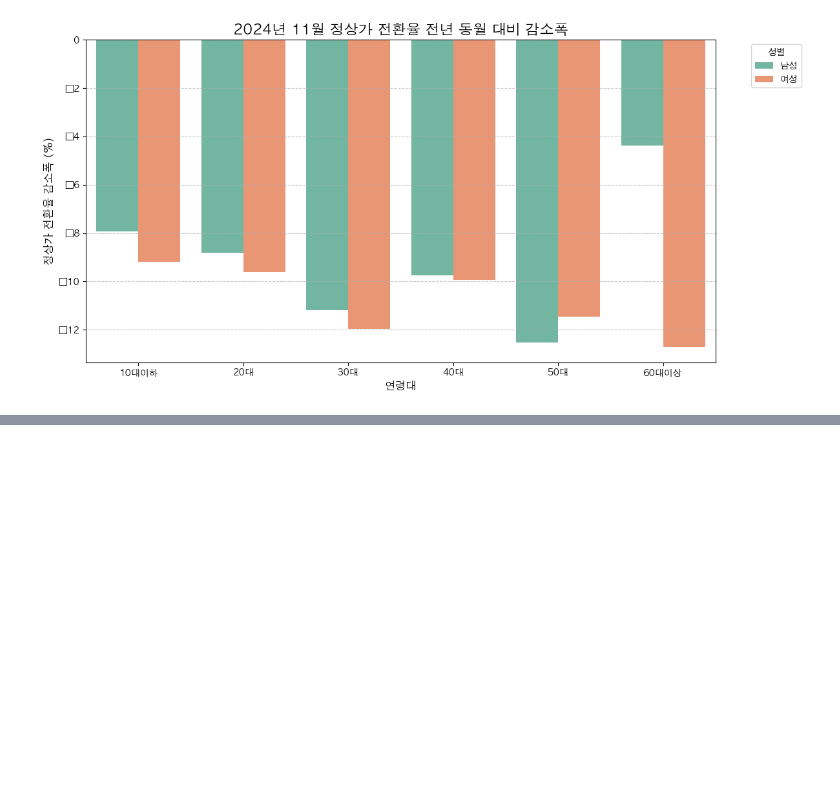
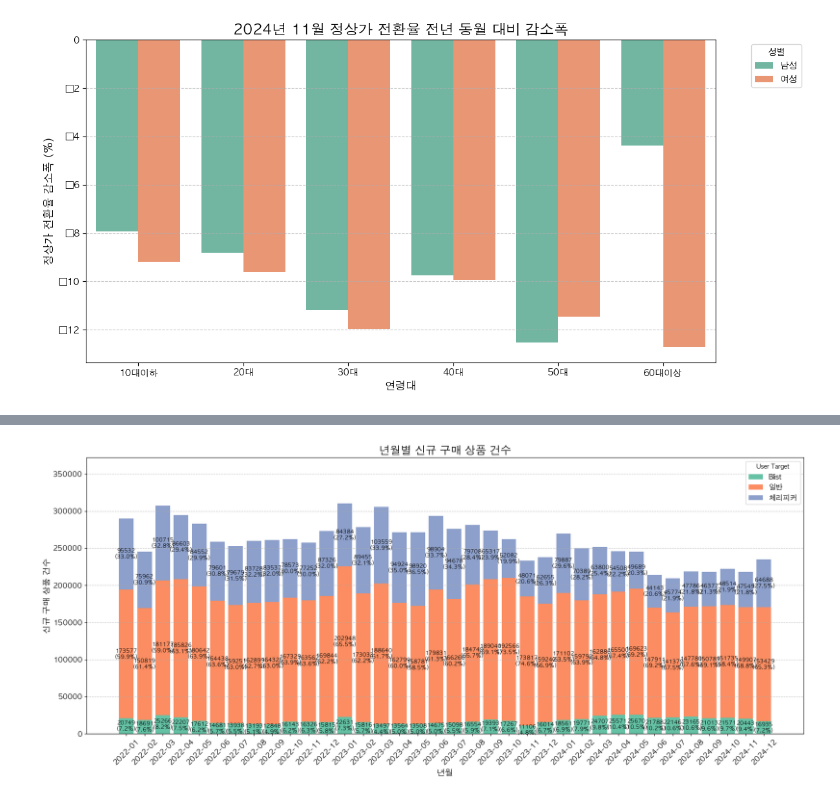
Before and after one commit to samuel-ch-data/music_analysis_project, a Jupyter notebook: 데이터그로스TF/promo_retention_analysis.ipynb, the cells around one changed output, grey strips where cells are left out. Saved outputs shown, nothing was run; the diff lists cells and outputs as text; code cells hidden in the pictures; blank space fills up the shorter version.

```diff
--- a/데이터그로스TF/promo_retention_analysis.ipynb
+++ b/데이터그로스TF/promo_retention_analysis.ipynb
@@ -2048,0 +2236,72 @@ age
+# %%
+import pandas as pd
+import matplotlib.pyplot as plt
+import seaborn as sns
+
+# 1. 데이터 준비
+# fst_dt를 날짜 형식으로 변환
+normal_price_prod_4_df["fst_dt"] = pd.to_datetime(normal_price_prod_4_df["fst_dt"])
+
+# 년월 단위로 변환
+normal_price_prod_4_df["year_month"] = normal_price_prod_4_df["fst_dt"].dt.to_period("M")
+
+# 년월 및 user_trgt_nm별 데이터 집계
+grouped_data = normal_price_prod_4_df.groupby(["year_month", "user_trgt_nm"])["fst_prod_cnt"].sum().reset_index()
+
+# 데이터를 Pivot 형태로 변환 (user_trgt_nm별로 열 생성)
+pivot_data = grouped_data.pivot(index="year_month", columns="user_trgt_nm", values="fst_prod_cnt").fillna(0)
+
+# 2. Stacked Bar Plot 그리기
+plt.figure(figsize=(18, 8))
+
+# Stacked Bar Plot 생성
+bar_positions = range(len(pivot_data.index))  # X축 위치
+bottom_values = [0] * len(pivot_data.index)  # 스택의 시작점 초기화
+
+# 색상 팔레트 설정
+colors = sns.color_palette("Set2", len(pivot_data.columns))
+
+# 각 user_trgt_nm별로 스택된 바 생성
+for i, column in enumerate(pivot_data.columns):
+    plt.bar(
+        bar_positions,
+        pivot_data[column],
+        bottom=bottom_values,
+        label=column,
+        color=colors[i],
+        width=0.8
+    )
+
+    # 데이터 라벨링 (건수 및 비중)
+    for j, value in enumerate(pivot_data[column]):
+        if value > 0:  # 값이 0보다 큰 경우에만 라벨 표시
+            total = pivot_data.iloc[j].sum()  # 해당 년월의 총합 계산
+            percentage = (value / total) * 100  # 비중 계산
+            plt.text(
+                j,  # X축 위치
+                bottom_values[j] + value / 2,  # Y축 위치 (스택의 중간)
+                f"{int(value)}\n({percentage:.1f}%)",  # 건수 및 비중 표시
+                ha="center",
+                va="center",
+                fontsize=9,
+                color="black"
+            )
+    # 스택의 시작점 업데이트
+    bottom_values = [bottom_values[k] + pivot_data[column].iloc[k] for k in range(len(bottom_values))]
+
+# 3. 그래프 설정
+plt.title("년월별 신규 구매 상품 건수", fontsize=18)
+plt.xlabel("년월", fontsize=14)
+plt.ylabel("신규 구매 상품 건수", fontsize=14)
+plt.xticks(bar_positions, pivot_data.index.astype(str), rotation=45, fontsize=12)  # X축 레이블 설정
+plt.yticks(fontsize=12)  # Y축 레이블 크기 조정
+plt.legend(title="User Target", loc="upper right", fontsize=12)
+plt.grid(axis="y", linestyle="--", alpha=0.7)  # Y축 격자 추가
+
+# Y축 범위 확장 (라벨이 바깥으로 나오는 경우 대비)
+plt.ylim(0, max(pivot_data.sum(axis=1)) * 1.2)
+
+plt.tight_layout()
+plt.show()
+# %% [output]
+[figure, added]
```
Also changed, not shown: parts of 7 cells of this notebook.
